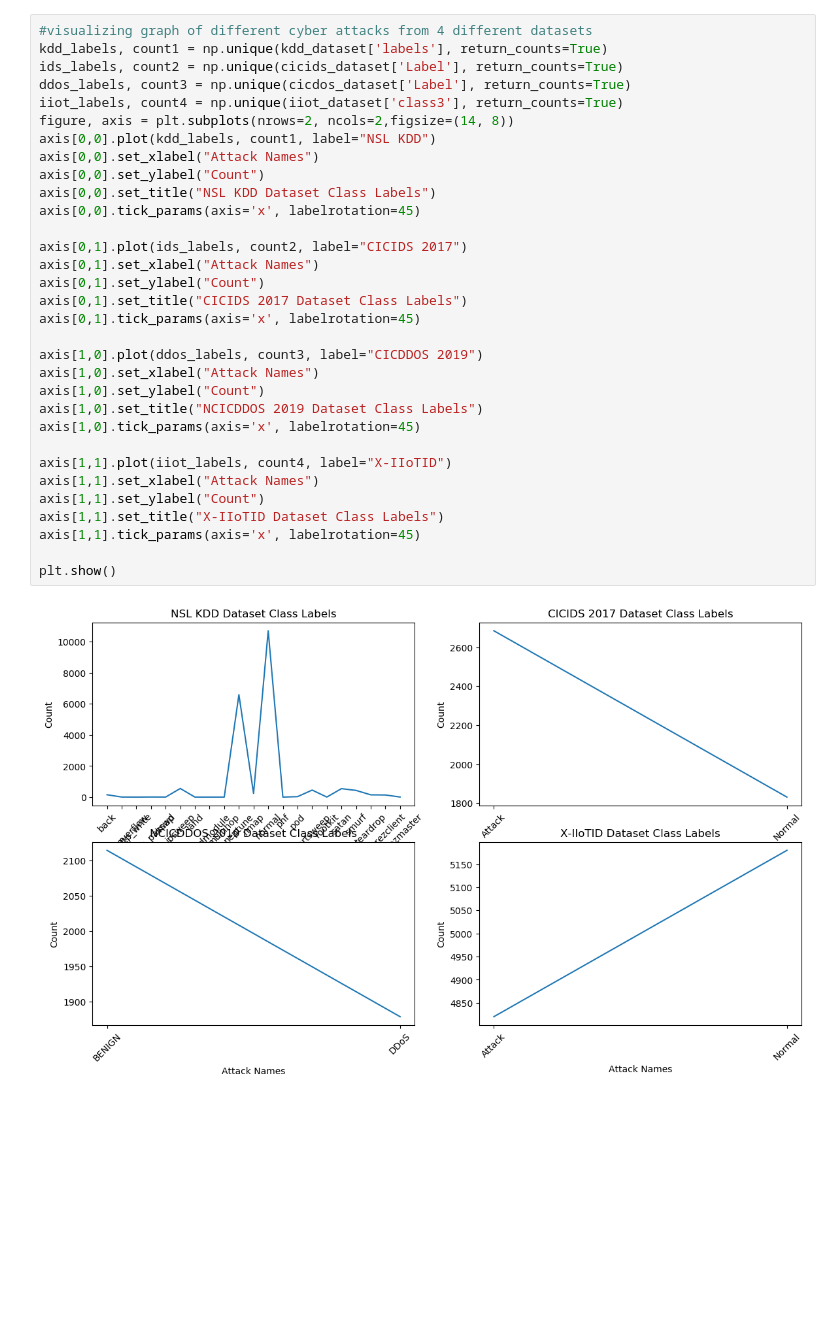
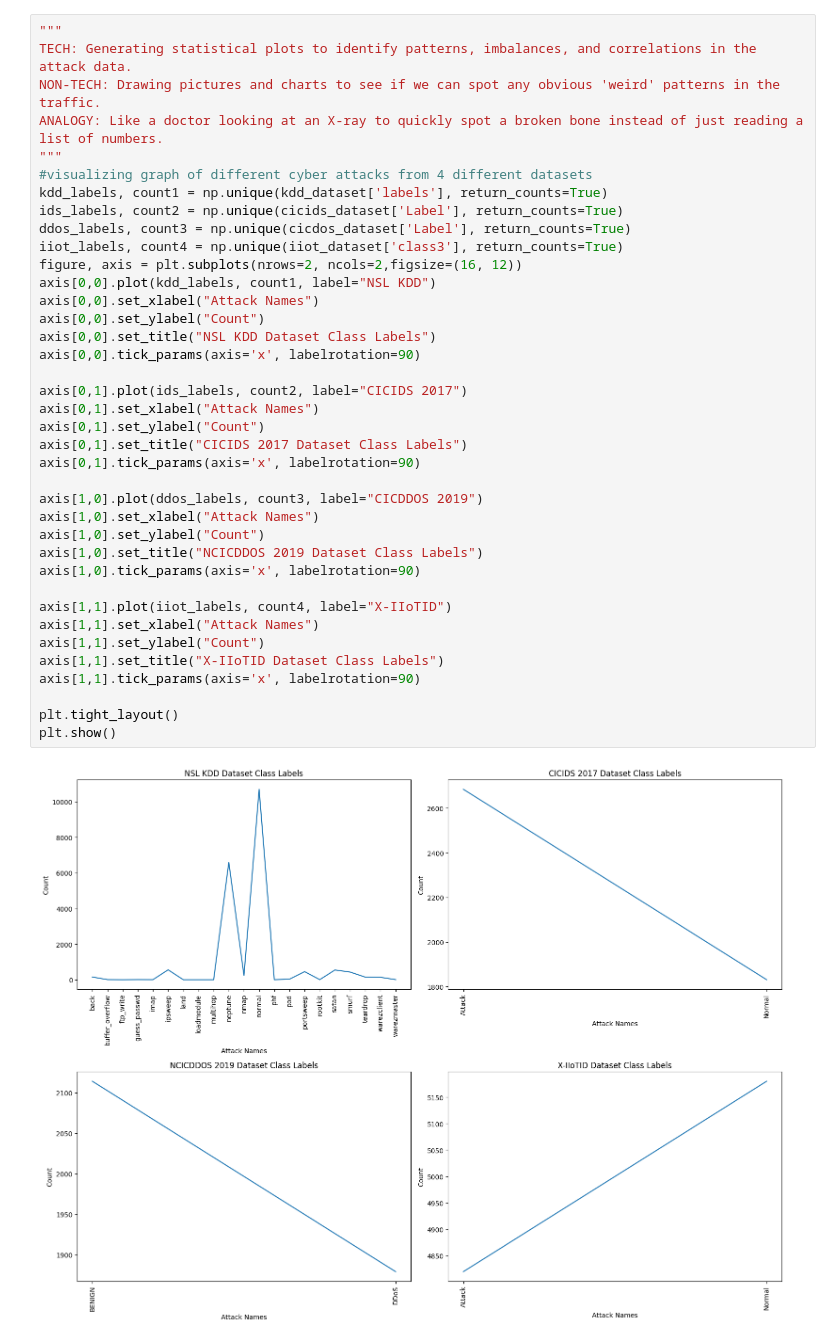
Before and after one commit to Ksreyan0725/CyberAttackPrediction---College_Project, a Jupyter notebook: CyberAttackPrediction/ExtensionCyberAttack.ipynb, the cells around one changed output. Saved outputs shown, nothing was run; the diff lists cells and outputs as text; blank space fills up the shorter version.

```diff
--- a/CyberAttackPrediction/ExtensionCyberAttack.ipynb
+++ b/CyberAttackPrediction/ExtensionCyberAttack.ipynb
@@ -110,37 +133,43 @@ iiot_dataset
 | 9999 | 7/01/2020 | 1578375277 | 192.168.2.199 | 57602 | 192.168.2.10 | 1152 | tcp | other | 0.000018 | - | ... |
 10000 rows × 68 columns
 # %%
+"""
+TECH: Generating statistical plots to identify patterns, imbalances, and correlations in the attack data.
+NON-TECH: Drawing pictures and charts to see if we can spot any obvious 'weird' patterns in the traffic.
+ANALOGY: Like a doctor looking at an X-ray to quickly spot a broken bone instead of just reading a list of numbers.
+"""
 #visualizing graph of different cyber attacks from 4 different datasets
 kdd_labels, count1 = np.unique(kdd_dataset['labels'], return_counts=True)
 ids_labels, count2 = np.unique(cicids_dataset['Label'], return_counts=True)
 ddos_labels, count3 = np.unique(cicdos_dataset['Label'], return_counts=True)
 iiot_labels, count4 = np.unique(iiot_dataset['class3'], return_counts=True)
-figure, axis = plt.subplots(nrows=2, ncols=2,figsize=(14, 8))
+figure, axis = plt.subplots(nrows=2, ncols=2,figsize=(16, 12))
 axis[0,0].plot(kdd_labels, count1, label="NSL KDD")
 axis[0,0].set_xlabel("Attack Names")
 axis[0,0].set_ylabel("Count")
 axis[0,0].set_title("NSL KDD Dataset Class Labels")
-axis[0,0].tick_params(axis='x', labelrotation=45)
+axis[0,0].tick_params(axis='x', labelrotation=90)
 
 axis[0,1].plot(ids_labels, count2, label="CICIDS 2017")
 axis[0,1].set_xlabel("Attack Names")
 axis[0,1].set_ylabel("Count")
 axis[0,1].set_title("CICIDS 2017 Dataset Class Labels")
-axis[0,1].tick_params(axis='x', labelrotation=45)
+axis[0,1].tick_params(axis='x', labelrotation=90)
 
 axis[1,0].plot(ddos_labels, count3, label="CICDDOS 2019")
 axis[1,0].set_xlabel("Attack Names")
 axis[1,0].set_ylabel("Count")
 axis[1,0].set_title("NCICDDOS 2019 Dataset Class Labels")
-axis[1,0].tick_params(axis='x', labelrotation=45)
+axis[1,0].tick_params(axis='x', labelrotation=90)
 
 axis[1,1].plot(iiot_labels, count4, label="X-IIoTID")
 axis[1,1].set_xlabel("Attack Names")
 axis[1,1].set_ylabel("Count")
 axis[1,1].set_title("X-IIoTID Dataset Class Labels")
-axis[1,1].tick_params(axis='x', labelrotation=45)
+axis[1,1].tick_params(axis='x', labelrotation=90)
 
+plt.tight_layout()
 plt.show()
 # %% [output]
-[figure, old version]
+[figure, new version]
 # %%
```
Also changed, not shown: parts of 25 cells of this notebook, 9 other files.
